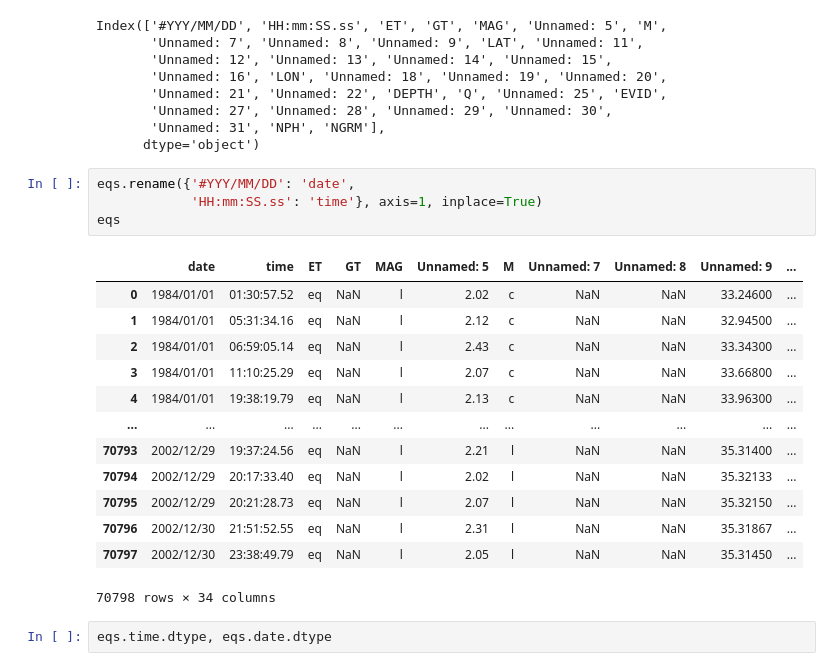
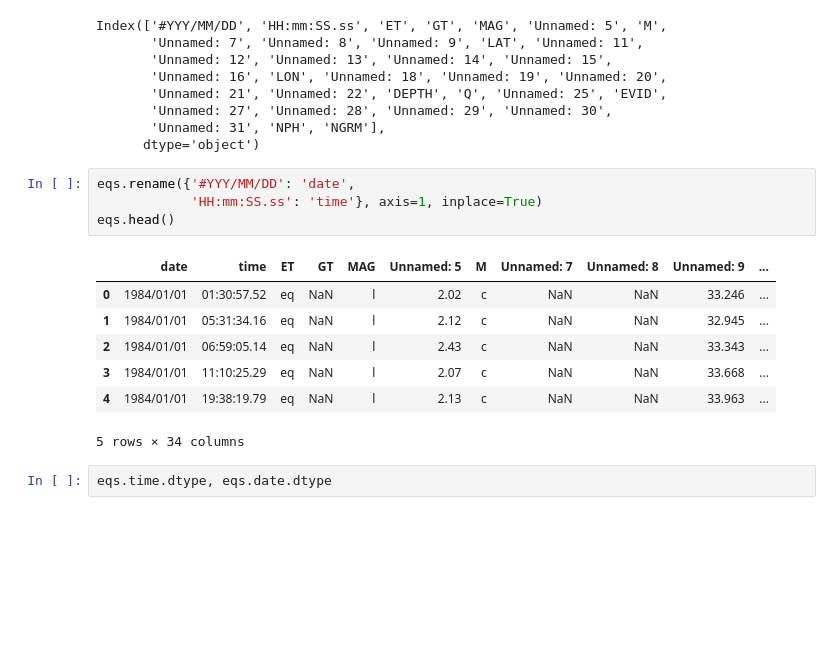
Before and after one commit to RCutrino/MLPNS_RCutrino, a Jupyter notebook: MLPNS23_bootcamp17_03.ipynb, the cells around one changed output. Saved outputs shown, nothing was run; the diff lists cells and outputs as text; blank space fills up the shorter version.

```diff
--- a/MLPNS23_bootcamp17_03.ipynb
+++ b/MLPNS23_bootcamp17_03.ipynb
@@ -36,21 +36,15 @@ Index(['#YYY/MM/DD', 'HH:mm:SS.ss', 'ET', 'GT', 'MAG', 'Unnamed: 5', 'M',
 # %%
 eqs.rename({'#YYY/MM/DD': 'date',
             'HH:mm:SS.ss': 'time'}, axis=1, inplace=True)
-eqs
+eqs.head()
 # %% [output]
 |  | date | time | ET | GT | MAG | Unnamed: 5 | M | Unnamed: 7 | Unnamed: 8 | Unnamed: 9 | ... |
-| 0 | 1984/01/01 | 01:30:57.52 | eq | NaN | l | 2.02 | c | NaN | NaN | 33.24600 | ... |
-| 1 | 1984/01/01 | 05:31:34.16 | eq | NaN | l | 2.12 | c | NaN | NaN | 32.94500 | ... |
-| 2 | 1984/01/01 | 06:59:05.14 | eq | NaN | l | 2.43 | c | NaN | NaN | 33.34300 | ... |
-| 3 | 1984/01/01 | 11:10:25.29 | eq | NaN | l | 2.07 | c | NaN | NaN | 33.66800 | ... |
-| 4 | 1984/01/01 | 19:38:19.79 | eq | NaN | l | 2.13 | c | NaN | NaN | 33.96300 | ... |
-| ... | ... | ... | ... | ... | ... | ... | ... | ... | ... | ... | ... |
-| 70793 | 2002/12/29 | 19:37:24.56 | eq | NaN | l | 2.21 | l | NaN | NaN | 35.31400 | ... |
-| 70794 | 2002/12/29 | 20:17:33.40 | eq | NaN | l | 2.02 | l | NaN | NaN | 35.32133 | ... |
-| 70795 | 2002/12/29 | 20:21:28.73 | eq | NaN | l | 2.07 | l | NaN | NaN | 35.32150 | ... |
-| 70796 | 2002/12/30 | 21:51:52.55 | eq | NaN | l | 2.31 | l | NaN | NaN | 35.31867 | ... |
-| 70797 | 2002/12/30 | 23:38:49.79 | eq | NaN | l | 2.05 | l | NaN | NaN | 35.31450 | ... |
+| 0 | 1984/01/01 | 01:30:57.52 | eq | NaN | l | 2.02 | c | NaN | NaN | 33.246 | ... |
+| 1 | 1984/01/01 | 05:31:34.16 | eq | NaN | l | 2.12 | c | NaN | NaN | 32.945 | ... |
+| 2 | 1984/01/01 | 06:59:05.14 | eq | NaN | l | 2.43 | c | NaN | NaN | 33.343 | ... |
+| 3 | 1984/01/01 | 11:10:25.29 | eq | NaN | l | 2.07 | c | NaN | NaN | 33.668 | ... |
+| 4 | 1984/01/01 | 19:38:19.79 | eq | NaN | l | 2.13 | c | NaN | NaN | 33.963 | ... |
-70798 rows × 34 columns
+5 rows × 34 columns
 # %%
 eqs.time.dtype, eqs.date.dtype
 # %% [output]
```
Also changed, not shown: parts of 20 cells of this notebook.
